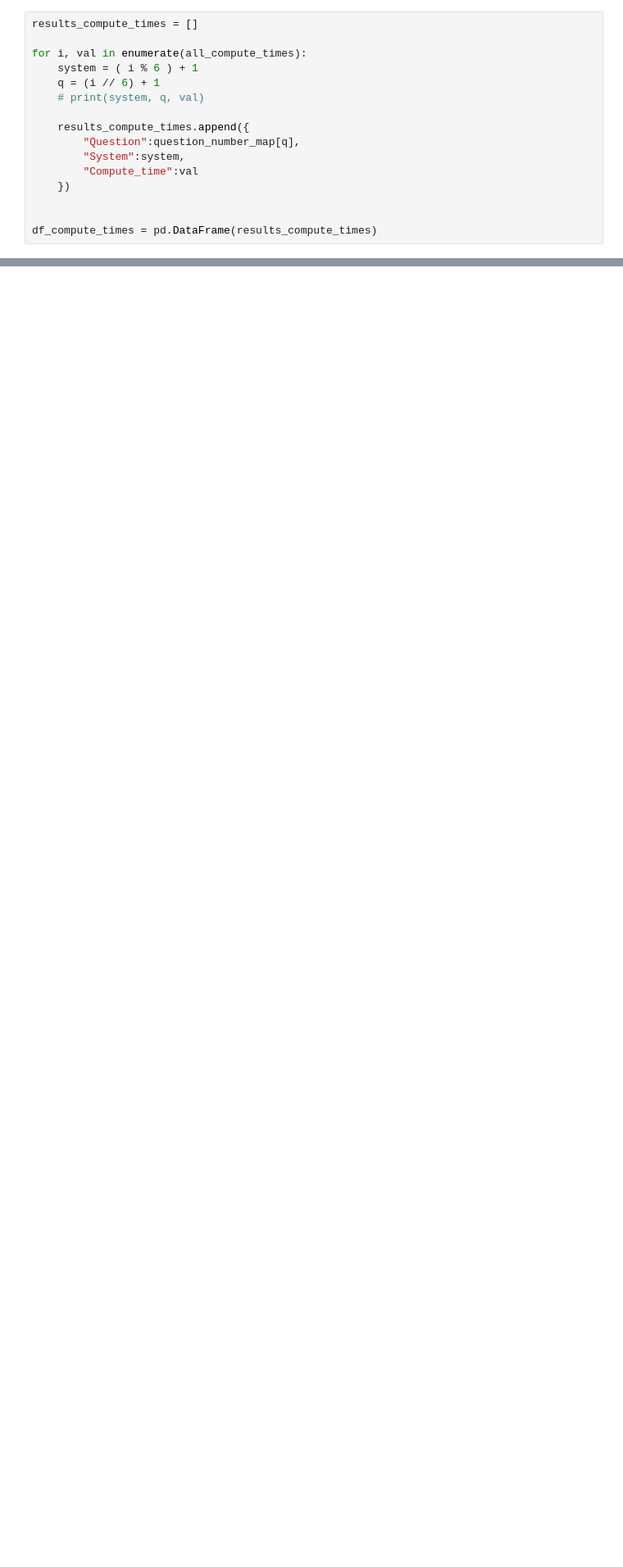
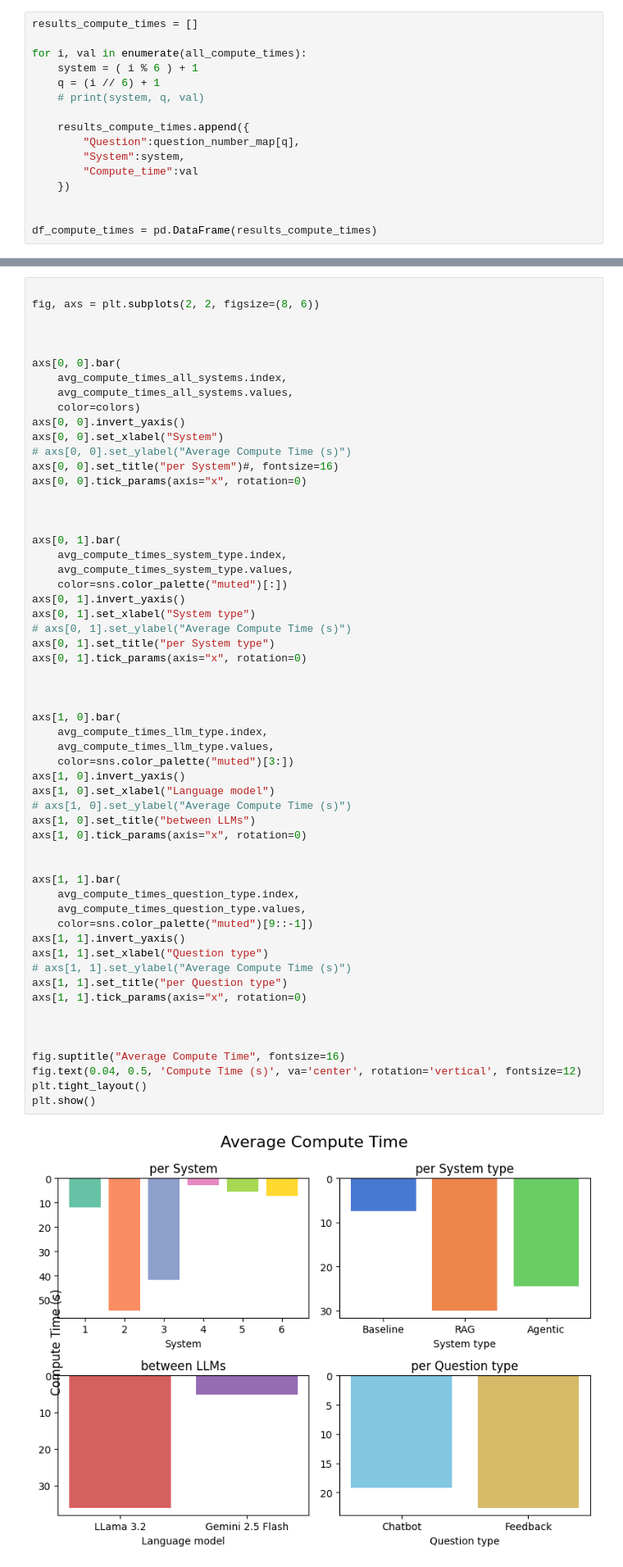
Before and after one commit to WilliamVoster/PhysicalHealthChatbot, a Jupyter notebook: results/figures.ipynb, the cells around one changed output, grey strips where cells are left out. Shown at 82% size. Drawn from its saved outputs; the diff is of its cells as text; blank space fills up the shorter version.

```diff
--- a/results/figures.ipynb
+++ b/results/figures.ipynb
@@ -518,0 +653,59 @@ df_compute_times = pd.DataFrame(results_compute_times)
+# %%
+
+fig, axs = plt.subplots(2, 2, figsize=(8, 6))
+
+
+
+axs[0, 0].bar(
+    avg_compute_times_all_systems.index,
+    avg_compute_times_all_systems.values,
+    color=colors)
+axs[0, 0].invert_yaxis()
+axs[0, 0].set_xlabel("System")
+# axs[0, 0].set_ylabel("Average Compute Time (s)")
+axs[0, 0].set_title("per System")#, fontsize=16)
+axs[0, 0].tick_params(axis="x", rotation=0)
+
+
+
+axs[0, 1].bar(
+    avg_compute_times_system_type.index,
+    avg_compute_times_system_type.values,
+    color=sns.color_palette("muted")[:])
+axs[0, 1].invert_yaxis()
+axs[0, 1].set_xlabel("System type")
+# axs[0, 1].set_ylabel("Average Compute Time (s)")
+axs[0, 1].set_title("per System type")
+axs[0, 1].tick_params(axis="x", rotation=0)
+
+
+
+axs[1, 0].bar(
+    avg_compute_times_llm_type.index,
+    avg_compute_times_llm_type.values,
+    color=sns.color_palette("muted")[3:])
+axs[1, 0].invert_yaxis()
+axs[1, 0].set_xlabel("Language model")
+# axs[1, 0].set_ylabel("Average Compute Time (s)")
+axs[1, 0].set_title("between LLMs")
+axs[1, 0].tick_params(axis="x", rotation=0)
+
+
+axs[1, 1].bar(
+    avg_compute_times_question_type.index,
+    avg_compute_times_question_type.values,
+    color=sns.color_palette("muted")[9::-1])
+axs[1, 1].invert_yaxis()
+axs[1, 1].set_xlabel("Question type")
+# axs[1, 1].set_ylabel("Average Compute Time (s)")
+axs[1, 1].set_title("per Question type")
+axs[1, 1].tick_params(axis="x", rotation=0)
+
+
+
+fig.suptitle("Average Compute Time", fontsize=16)
+fig.text(0.04, 0.5, 'Compute Time (s)', va='center', rotation='vertical', fontsize=12)
+plt.tight_layout()
+plt.show()
+# %% [output]
+[figure, added]
```
Also changed, not shown: parts of 12 cells of this notebook.
